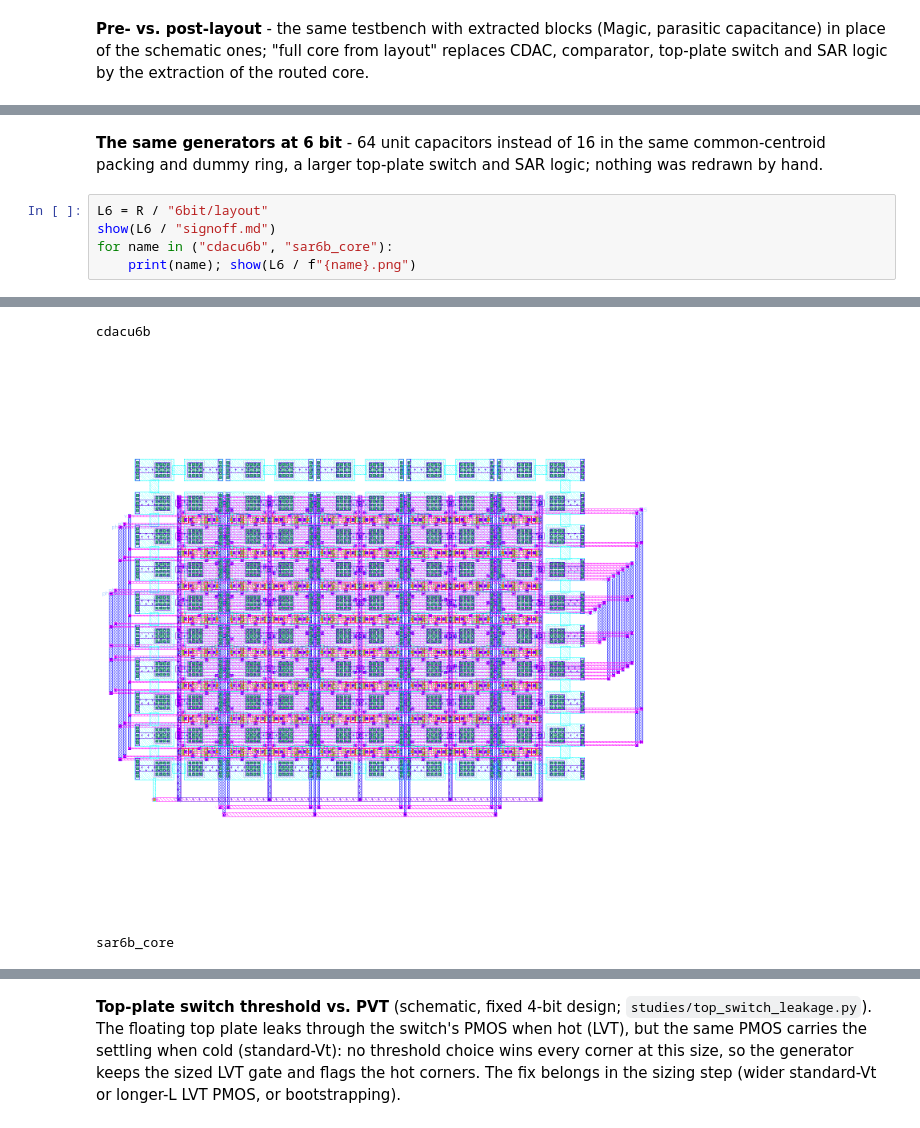
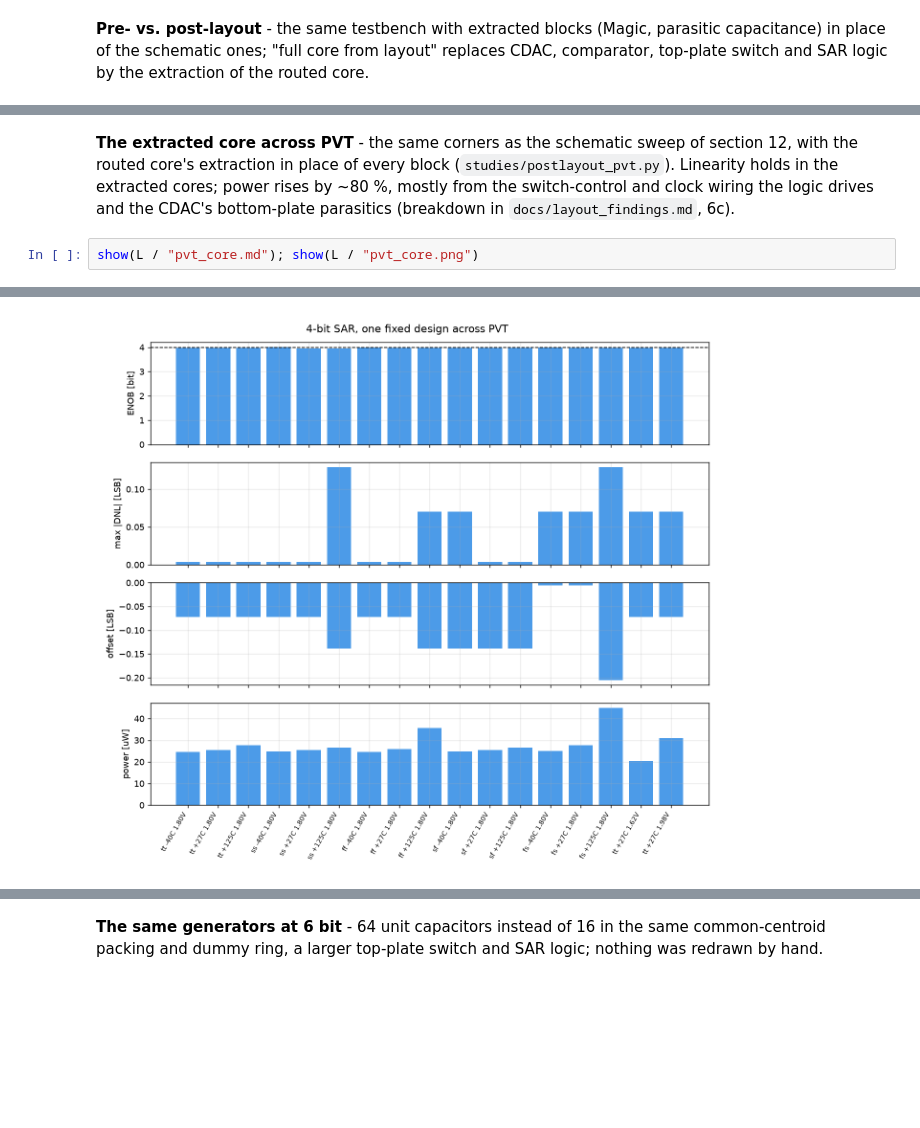
Before and after one commit to rajinthanr/sscs-ose-code-a-chip.github.io, a Jupyter notebook: ISSCC27/submitted_notebooks/SAR_ADC_Generator/SAR_ADC_Generator.ipynb, the cells around one changed output, grey strips where cells are left out. Saved outputs shown, nothing was run; the diff lists cells and outputs as text; blank space fills up the shorter version.

Commit message:
SARGen: extracted 4-bit core across PVT (17 points: min ENOB 3.95, DNL <= 0.13 LSB); notebook re-executed

```diff
--- a/ISSCC27/submitted_notebooks/SAR_ADC_Generator/SAR_ADC_Generator.ipynb
+++ b/ISSCC27/submitted_notebooks/SAR_ADC_Generator/SAR_ADC_Generator.ipynb
@@ -477,11 +477,10 @@ show(L / "prepost.md")
 | gain error [LSB] | -0.021 | -0.055 | -0.021 | -0.021 | -0.055 | -0.021 | -0.287 | -0.254 | -0.055 | -0.088 | -0.021 |
 | power [uW] | 13.929 | 14.677 | 15.209 | 22.477 | 17.022 | 25.572 | 19.901 | 27.691 | 17.393 | 19.165 | 25.379 |
 # %% [markdown]
-**The same generators at 6 bit** - 64 unit capacitors instead of 16 in the same common-centroid packing and dummy ring, a larger top-plate
-switch and SAR logic; nothing was redrawn by hand.
+**The extracted core across PVT** - the same corners as the schematic sweep of section 12, with the routed
+core's extraction in place of every block (`studies/postlayout_pvt.py`). Linearity holds in the extracted
+cores; power rises by ~80 %, mostly from the switch-control and clock wiring the logic drives and the CDAC's
+bottom-plate parasitics (breakdown in `docs/layout_findings.md`, 6c).
 # %%
-L6 = R / "6bit/layout"
-show(L6 / "signoff.md")
-for name in ("cdacu6b", "sar6b_core"):
-    print(name); show(L6 / f"{name}.png")
+show(L / "pvt_core.md"); show(L / "pvt_core.png")
 # %% [output]
@@ -495,3 +506 @@ for name in ("cdacu6b", "sar6b_core"):
-cdacu6b
-[figure, old version]
+[figure, new version]
-sar6b_core
@@ -499,6 +507,4 @@ sar6b_core
 # %% [markdown]
-**Top-plate switch threshold vs. PVT** (schematic, fixed 4-bit design; `studies/top_switch_leakage.py`). The floating
-top plate leaks through the switch's PMOS when hot (LVT), but the same PMOS carries the settling when cold
-(standard-Vt): no threshold choice wins every corner at this size, so the generator keeps the sized LVT gate and
-flags the hot corners. The fix belongs in the sizing step (wider standard-Vt or longer-L LVT PMOS, or bootstrapping).
+**The same generators at 6 bit** - 64 unit capacitors instead of 16 in the same common-centroid packing and dummy ring, a larger top-plate
+switch and SAR logic; nothing was redrawn by hand.
 # %%
```
Also changed, not shown: parts of 8 cells of this notebook, 3 other files.
